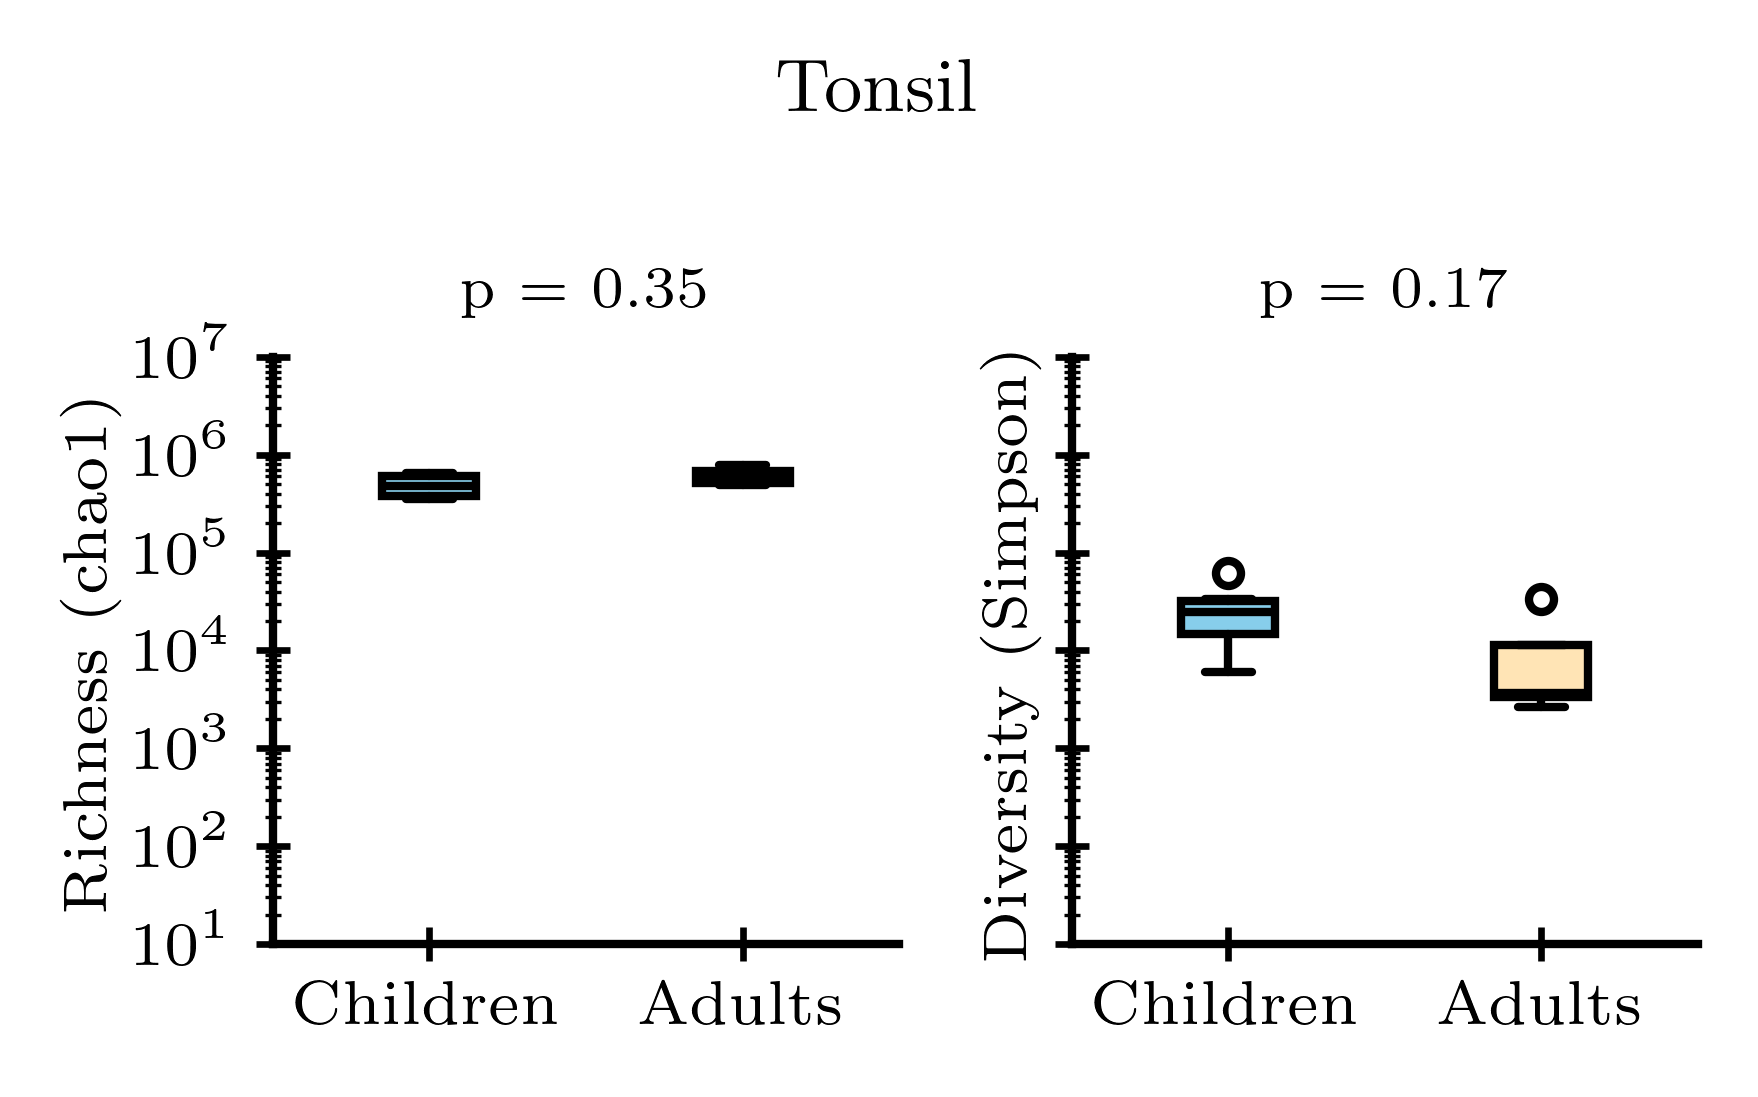
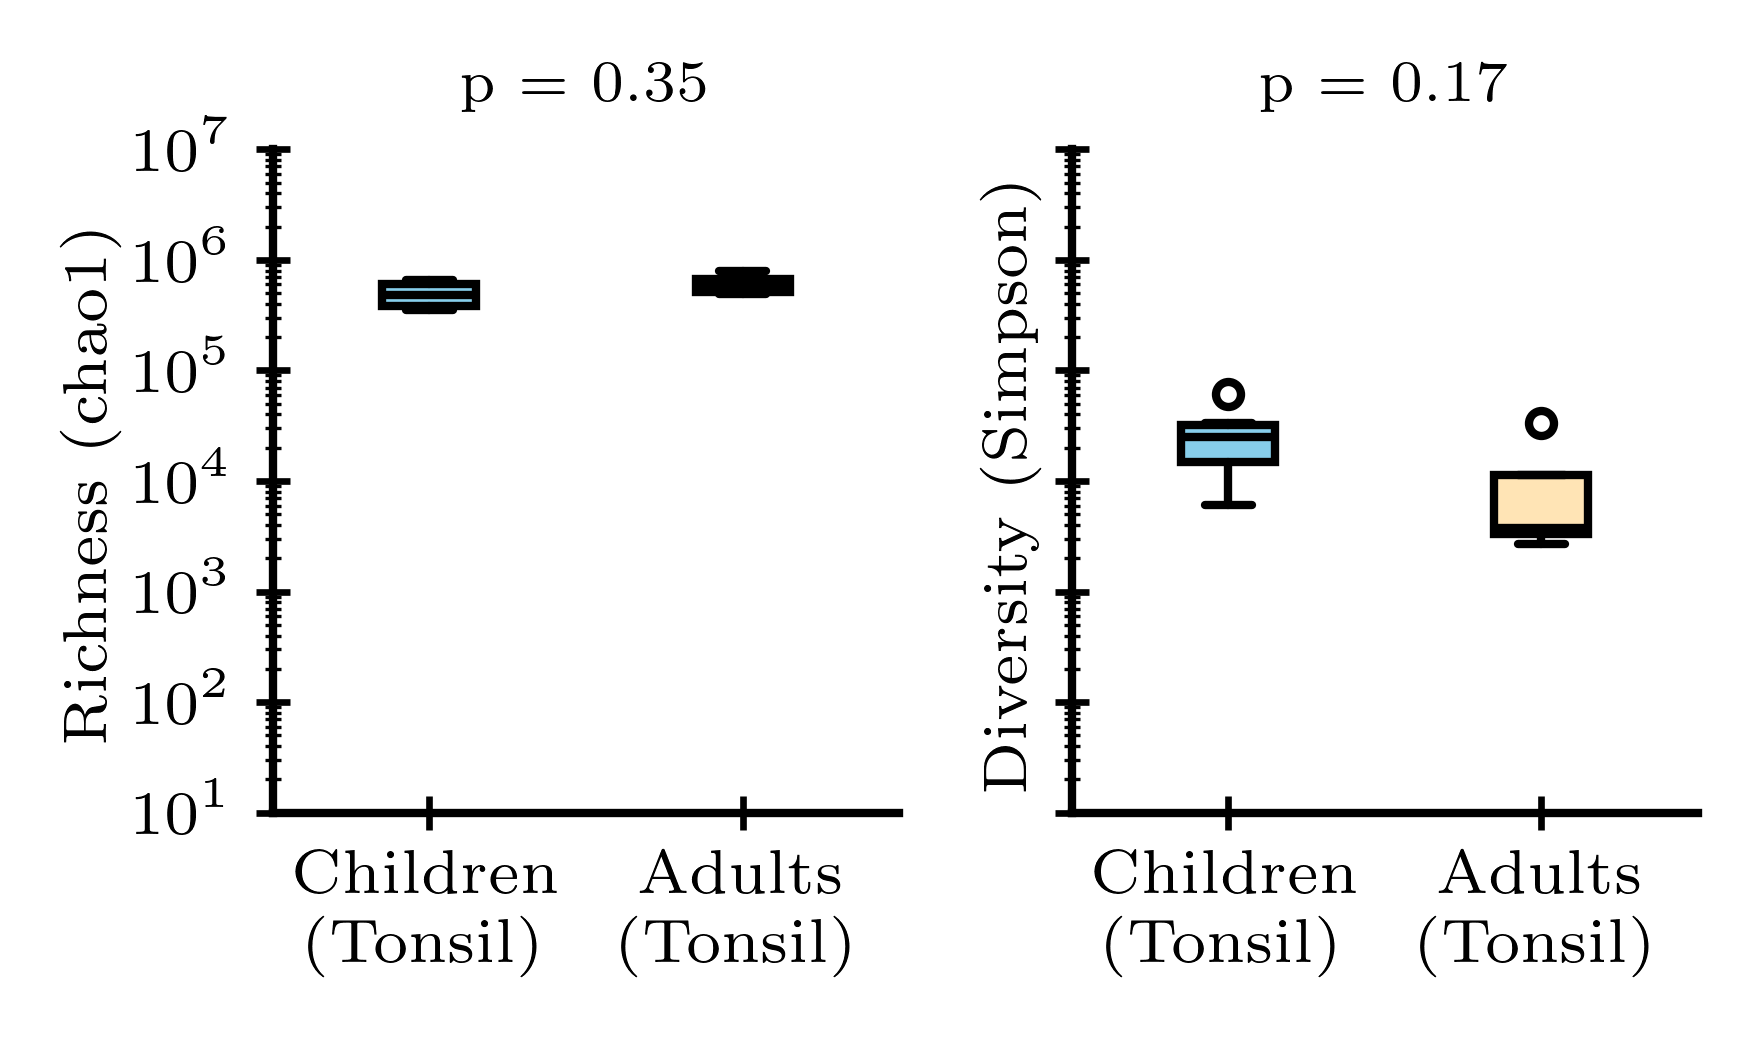
The notebook cell's code change between the first figure and the second:
--- before
+++ after
@@ -1,5 +1,5 @@
 loc = 'tonsil'
 fig, ax = lib.plot_richness_and_diversity_differences(df_metrics[(df_metrics['loc'] == loc) & (df_metrics['age'] <= 10)],
-                                                      df_metrics[(df_metrics['loc'] == loc) & (df_metrics['age'] > 10)])
-fig.suptitle("Tonsil")
+                                                      df_metrics[(df_metrics['loc'] == loc) & (df_metrics['age'] > 10)],
+                                                      x_labels=['Children \n (Tonsil)', 'Adults \n (Tonsil)'])
 plt.savefig('../../figures/how_to_maintain_diversity/tablo_diversity_tonsil.pdf', bbox_inches='tight', dpi=200, transparent=True);

Commit: add biased max clone distribution